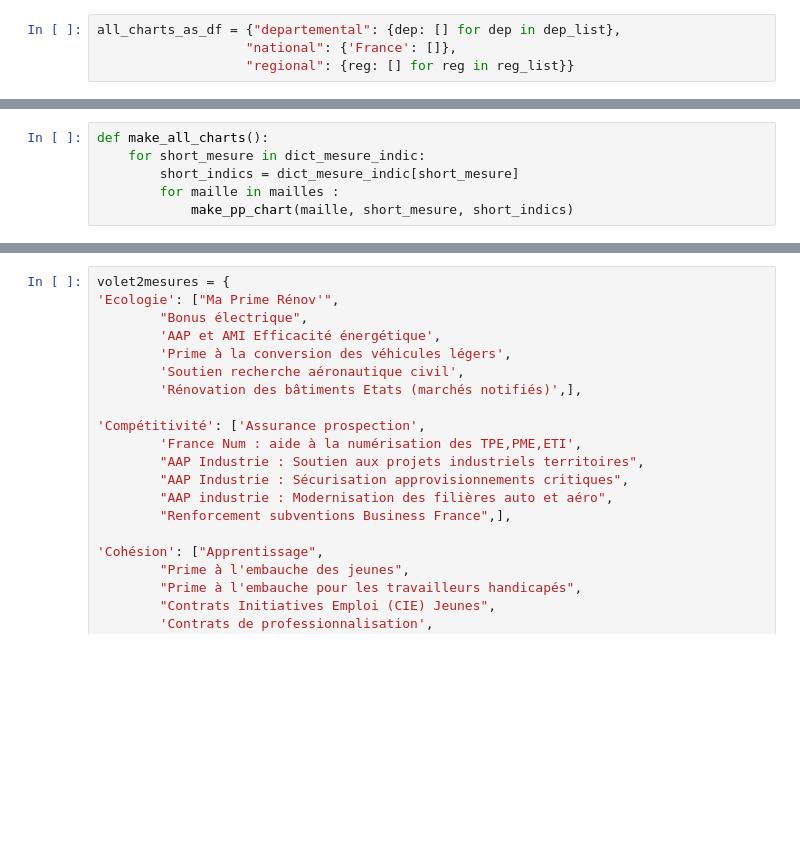
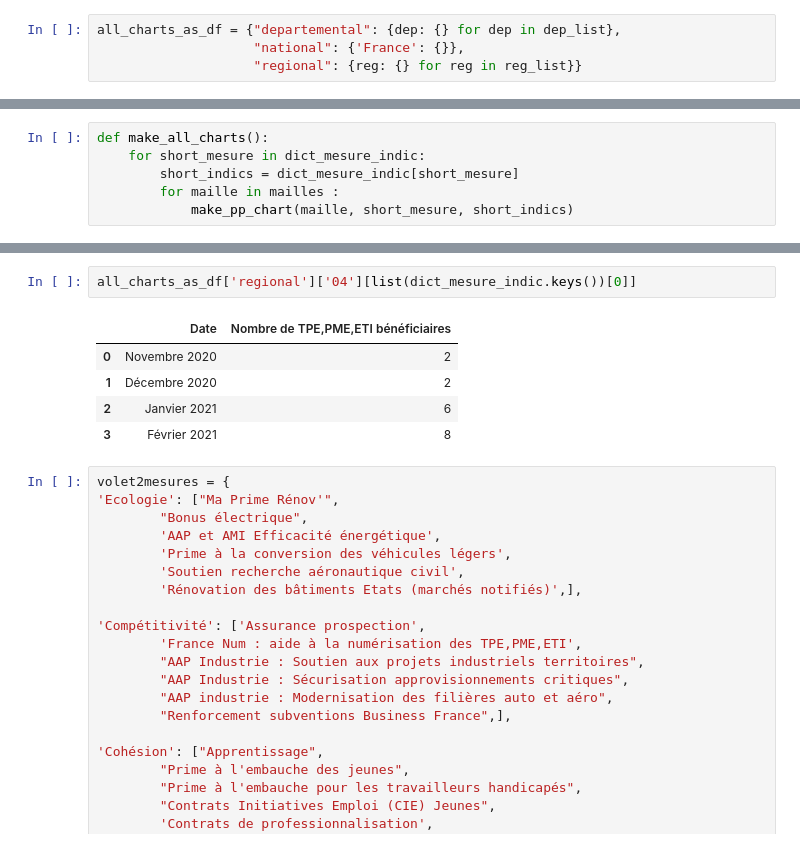
Before and after one commit to 139bercy/propilot2pdf, a Jupyter notebook: build_reports.ipynb, the cells around one changed output, grey strips where cells are left out. Cells and saved outputs as stored; diff of their text form; blank space fills up the shorter version.

Commit message:
made make_pp_chart fill dict of dataframe

```diff
--- a/build_reports.ipynb
+++ b/build_reports.ipynb
@@ -198,4 +182,4 @@ taxo_dep_df
 # %%
-all_charts_as_df = {"departemental": {dep: [] for dep in dep_list},
-                   "national": {'France': []},
-                   "regional": {reg: [] for reg in reg_list}}
+all_charts_as_df = {"departemental": {dep: {} for dep in dep_list},
+                    "national": {'France': {}},
+                    "regional": {reg: {} for reg in reg_list}}
@@ -345,3 +318,11 @@ KeyboardInterrupt:
+# %%
+all_charts_as_df['regional']['04'][list(dict_mesure_indic.keys())[0]]
+# %% [output]
+|  | Date | Nombre de TPE,PME,ETI bénéficiaires |
+| 0 | Novembre 2020 | 2 |
+| 1 | Décembre 2020 | 2 |
+| 2 | Janvier 2021 | 6 |
+| 3 | Février 2021 | 8 |
 # %%
 volet2mesures = {
 'Ecologie': ["Ma Prime Rénov'",
```
Also changed, not shown: parts of 6 cells of this notebook.
